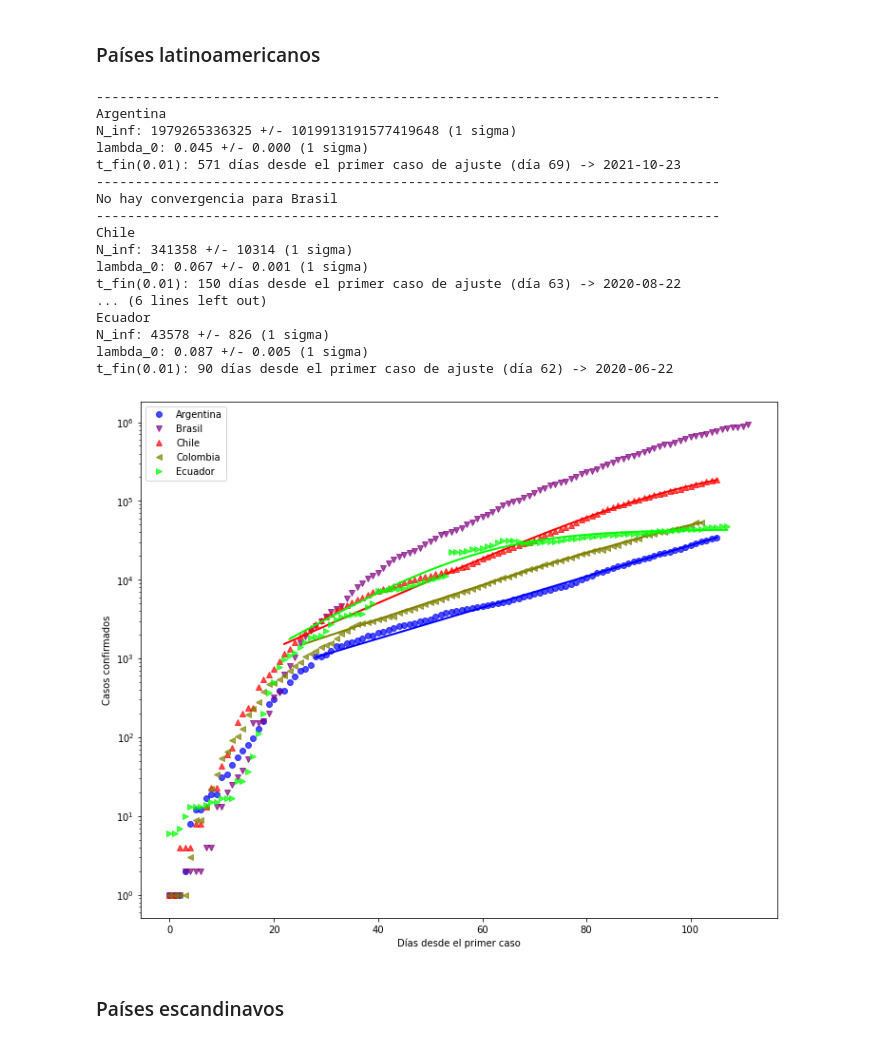
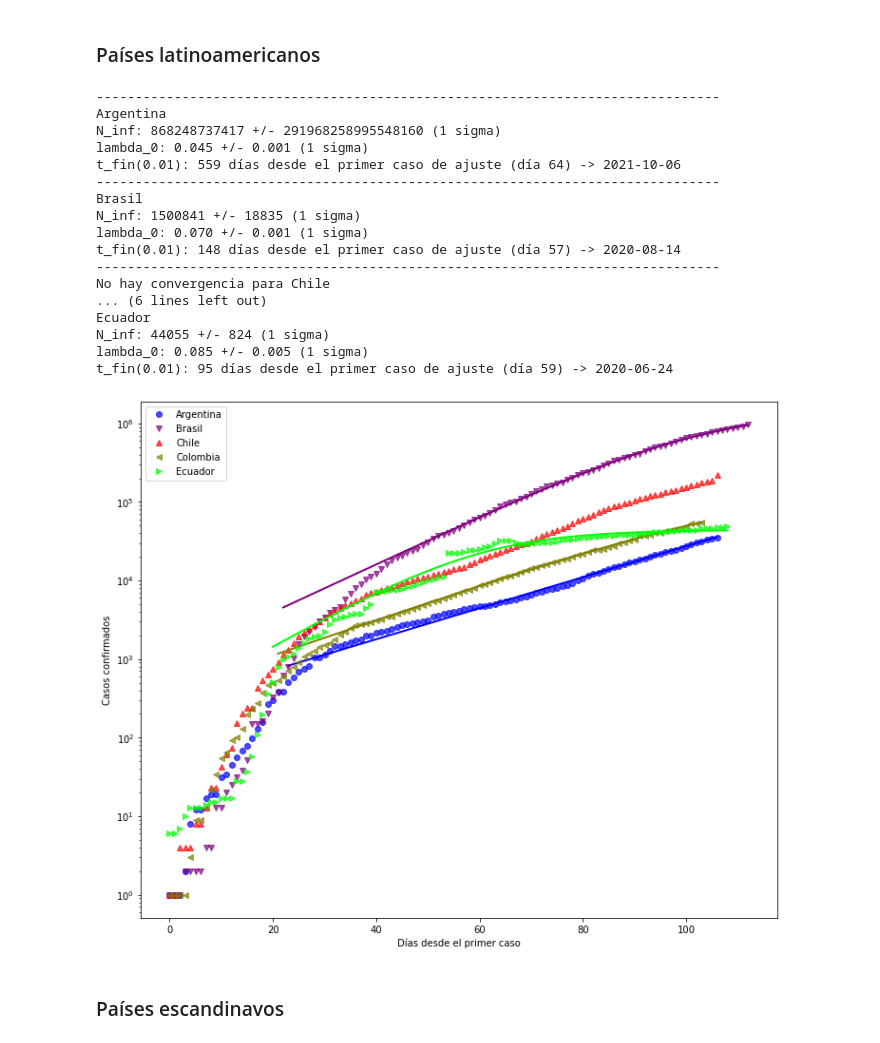
Before and after one commit to manuxch/logistic-covid19, a Jupyter notebook: Logistic_model_COVID-19.ipynb, the cells around one changed output. Saved outputs shown, nothing was run; the diff lists cells and outputs as text; code cells hidden in the pictures.

Commit message:
Actualización diaria de visualizaciones, ajustes y registros

```diff
--- a/Logistic_model_COVID-19.ipynb
+++ b/Logistic_model_COVID-19.ipynb
@@ -203,26 +203,26 @@ t_fin(0.01): 118 días desde el primer caso de ajuste (día 55) -> 2020-07-13
 # %% [markdown]
 ### Países latinoamericanos
 # %%
-plot_fit(cases_lat, 1000, 'Casos confirmados', logscale=True, p_fin=0.01)
+plot_fit(cases_lat, 500, 'Casos confirmados', logscale=True, p_fin=0.01)
 # %% [output]
 --------------------------------------------------------------------------------
 Argentina
-N_inf: 1979265336325 +/- 1019913191577419648 (1 sigma)
-lambda_0: 0.045 +/- 0.000 (1 sigma)
-t_fin(0.01): 571 días desde el primer caso de ajuste (día 69) -> 2021-10-23
+N_inf: 868248737417 +/- 291968258995548160 (1 sigma)
+lambda_0: 0.045 +/- 0.001 (1 sigma)
+t_fin(0.01): 559 días desde el primer caso de ajuste (día 64) -> 2021-10-06
 --------------------------------------------------------------------------------
-No hay convergencia para Brasil
+Brasil
+N_inf: 1500841 +/- 18835 (1 sigma)
+lambda_0: 0.070 +/- 0.001 (1 sigma)
+t_fin(0.01): 148 días desde el primer caso de ajuste (día 57) -> 2020-08-14
 --------------------------------------------------------------------------------
-Chile
-N_inf: 341358 +/- 10314 (1 sigma)
-lambda_0: 0.067 +/- 0.001 (1 sigma)
-t_fin(0.01): 150 días desde el primer caso de ajuste (día 63) -> 2020-08-22
+No hay convergencia para Chile
 ... (6 lines left out)
 Ecuador
-N_inf: 43578 +/- 826 (1 sigma)
-lambda_0: 0.087 +/- 0.005 (1 sigma)
-t_fin(0.01): 90 días desde el primer caso de ajuste (día 62) -> 2020-06-22
+N_inf: 44055 +/- 824 (1 sigma)
+lambda_0: 0.085 +/- 0.005 (1 sigma)
+t_fin(0.01): 95 días desde el primer caso de ajuste (día 59) -> 2020-06-24
-[figure, old version]
+[figure, new version]
 # %% [markdown]
 ### Países escandinavos
 # %%
```
Also changed, not shown: parts of 8 cells of this notebook.
